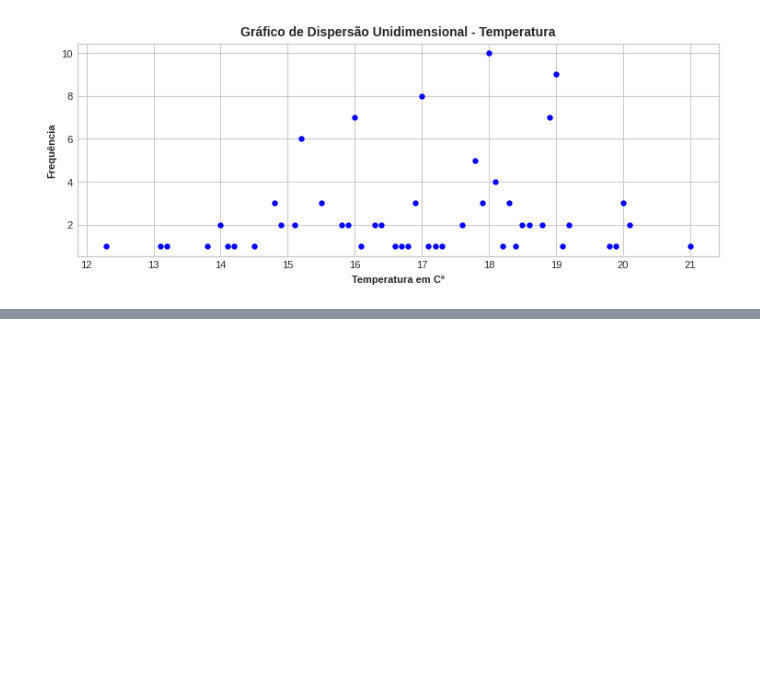
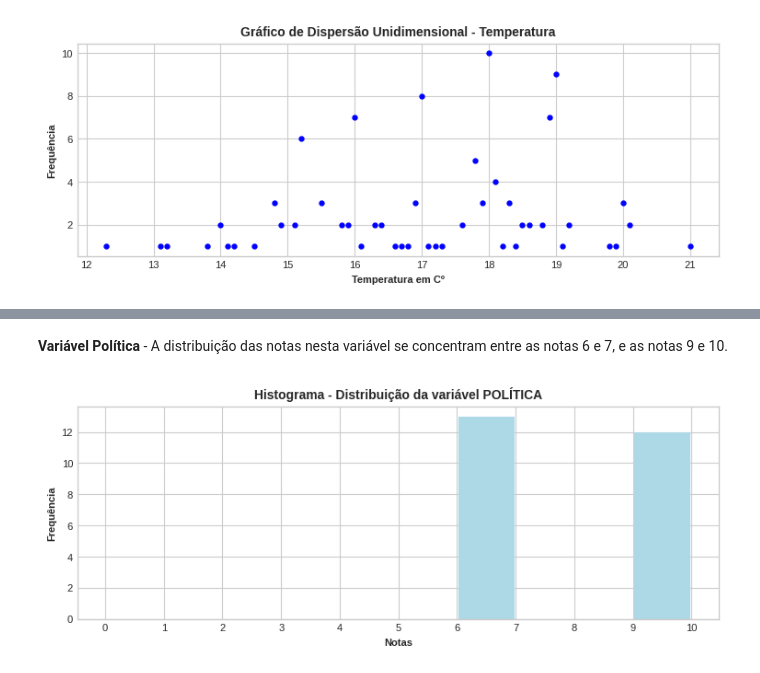
Before and after one commit to damian-nestea/estatistica-basica-bussabemorettin, a Jupyter notebook: notebooks/Cap02_Resumo_Dados.ipynb, the cells around one changed output, grey strips where cells are left out. Drawn from its saved outputs; the diff is of its cells as text; code cells hidden in the pictures; blank space fills up the shorter version.

```diff
--- a/notebooks/Cap02_Resumo_Dados.ipynb
+++ b/notebooks/Cap02_Resumo_Dados.ipynb
@@ -953,0 +1001,16 @@ plt.show()
+# %% [markdown]
+**Variável Política** - A distribuição das notas nesta variável se concentram entre as notas 6 e 7, e as notas 9 e 10.
+# %%
+# Faixas do histograma
+bins = [0,1,2,3,4,5,6,7,8,9,10]
+
+# Construção do histograma variável Política
+n, bins, patches = plt.hist(df_curso_chefia['Política'], bins, color='lightblue', rwidth=0.95)
+plt.title('Histograma - Distribuição da variável POLÍTICA', fontsize=10, fontweight='bold')
+plt.xlabel('Notas', fontweight='semibold')
+plt.ylabel('Frequência', fontweight='semibold')
+plt.xticks(bins)
+
+plt.show()
+# %% [output]
+[figure, added]
```
Also changed, not shown: parts of 21 cells of this notebook.
